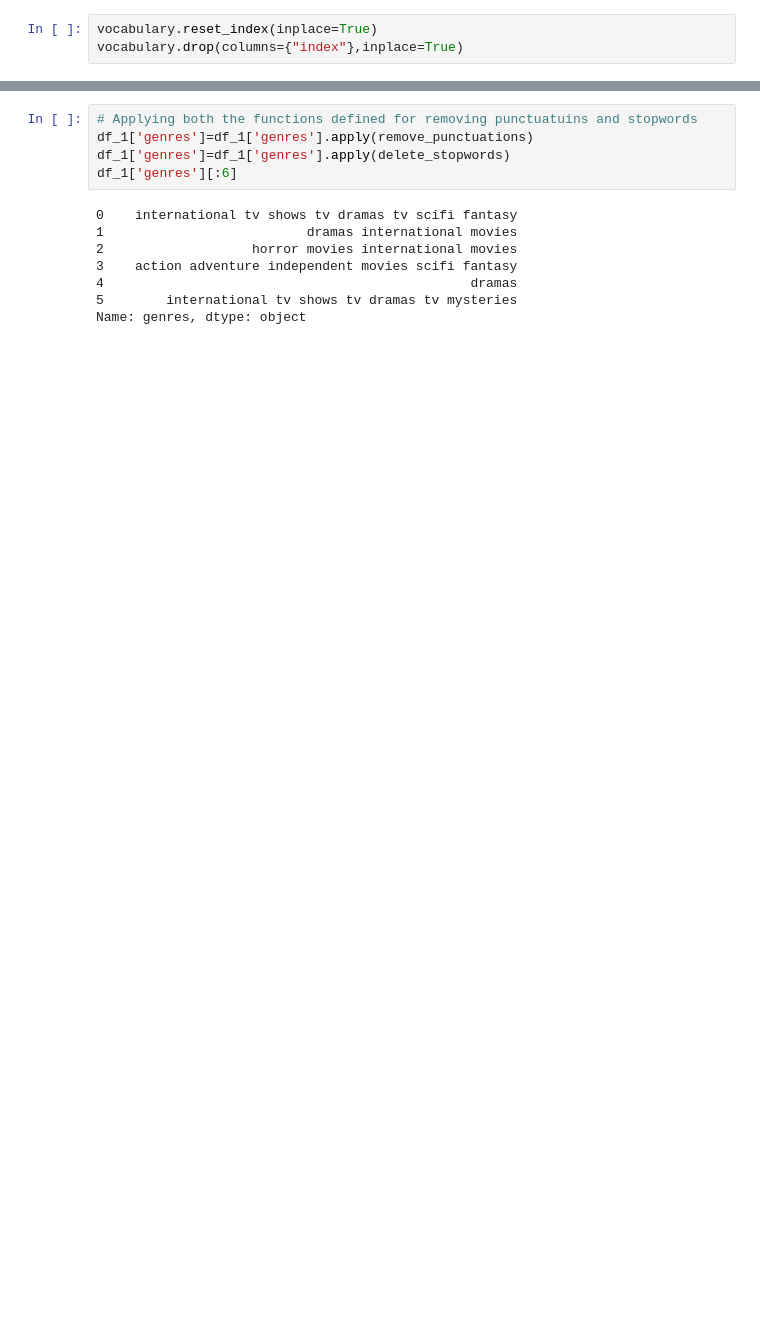
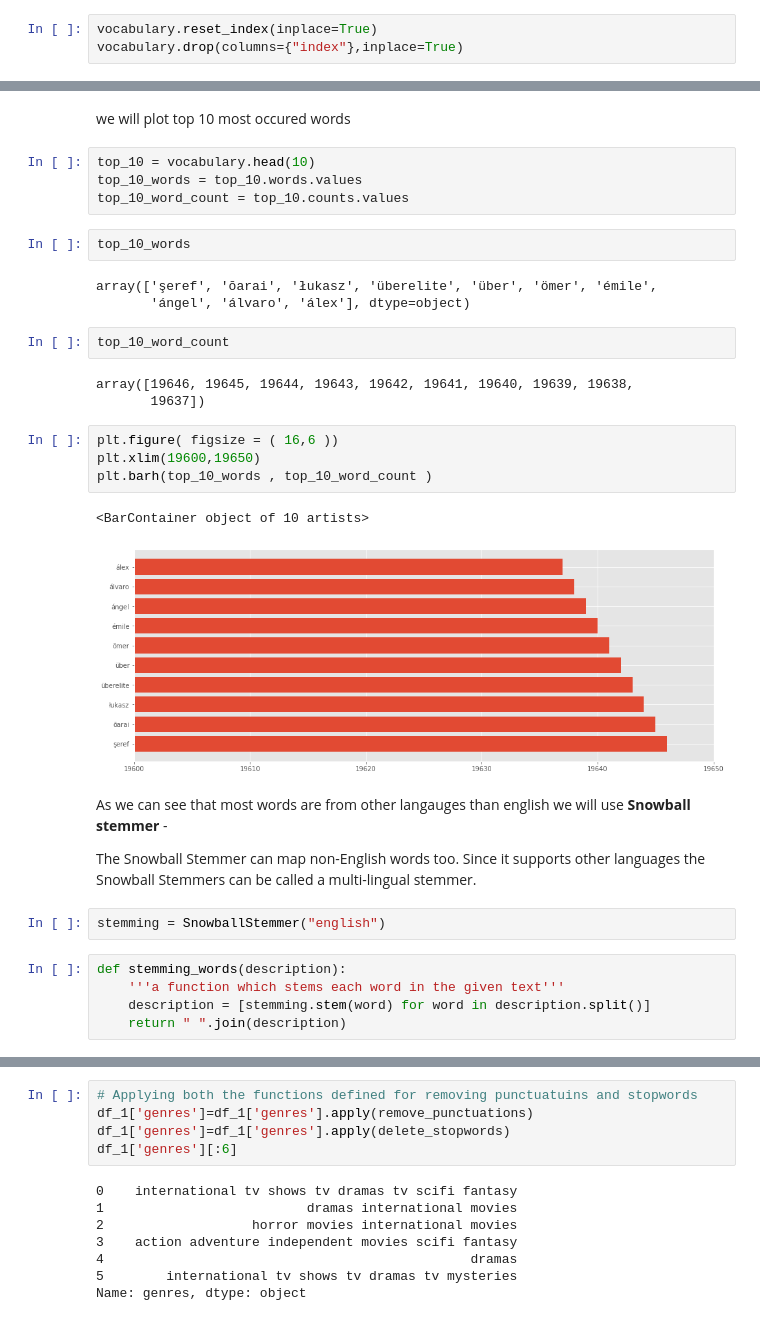
Before and after one commit to sammed97/Netflix-Movies-and-TV-Shows-Clustering, a Jupyter notebook: Copy_of_NETFLIX_MOVIES_AND_TV_SHOWS_CLUSTERING.ipynb, the cells around one changed output, grey strips where cells are left out. Cells and saved outputs as stored; diff of their text form; blank space fills up the shorter version.

```diff
--- a/Copy_of_NETFLIX_MOVIES_AND_TV_SHOWS_CLUSTERING.ipynb
+++ b/Copy_of_NETFLIX_MOVIES_AND_TV_SHOWS_CLUSTERING.ipynb
@@ -800,0 +813,34 @@ vocabulary[10]
+# %% [markdown]
+we will plot top 10 most occured words
+# %%
+top_10 = vocabulary.head(10)
+top_10_words = top_10.words.values
+top_10_word_count = top_10.counts.values
+# %%
+top_10_words
+# %% [output]
+array(['şeref', 'ōarai', 'łukasz', 'überelite', 'über', 'ömer', 'émile',
+       'ángel', 'álvaro', 'álex'], dtype=object)
+# %%
+top_10_word_count
+# %% [output]
+array([19646, 19645, 19644, 19643, 19642, 19641, 19640, 19639, 19638,
+       19637])
+# %%
+plt.figure( figsize = ( 16,6 ))
+plt.xlim(19600,19650)
+plt.barh(top_10_words , top_10_word_count )
+# %% [output]
+<BarContainer object of 10 artists>
+[figure, added]
+# %% [markdown]
+As we can see that most words are from other langauges than english we will use **Snowball stemmer** -
+
+The Snowball Stemmer can map non-English words too. Since it supports other languages the Snowball Stemmers can be called a multi-lingual stemmer.
+# %%
+stemming = SnowballStemmer("english")
+# %%
+def stemming_words(description):
+    '''a function which stems each word in the given text'''
+    description = [stemming.stem(word) for word in description.split()]
+    return " ".join(description)
```
Also changed, not shown: parts of 13 cells of this notebook.
